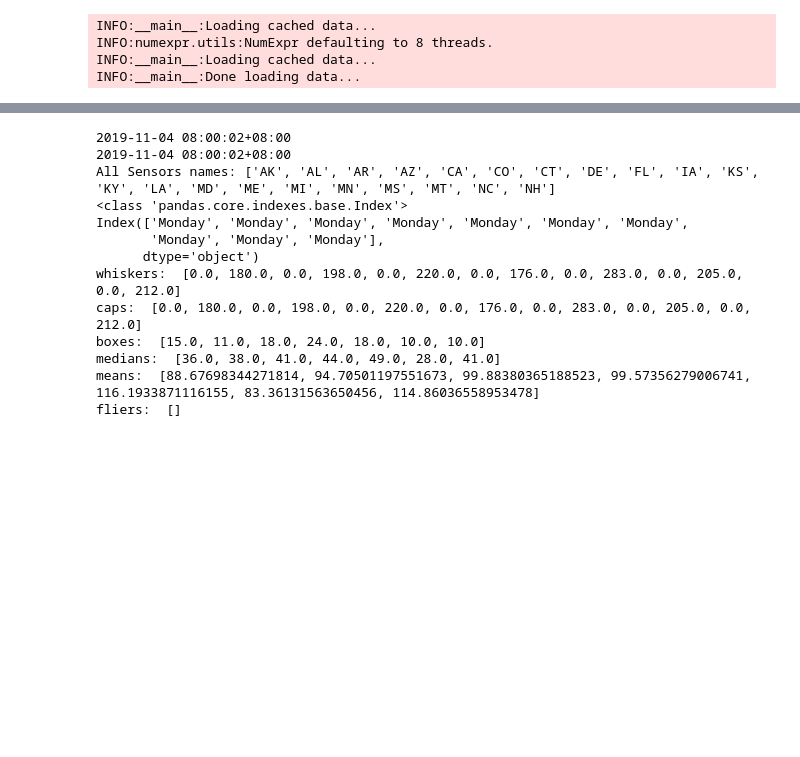
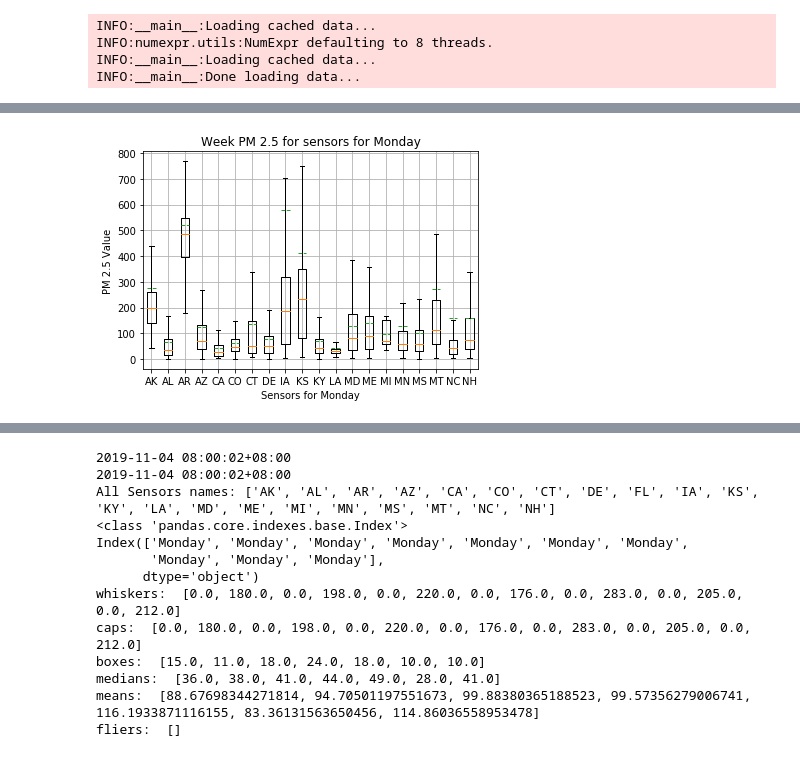
Before and after one commit to ylehilds/analyzing-mongolia-air-quality, a Jupyter notebook: day_vs_night/day_vs_night.ipynb, the cells around one changed output, grey strips where cells are left out. Cells and saved outputs as stored; diff of their text form; code cells hidden in the pictures; blank space fills up the shorter version.

Commit message:
got weekly daily all sensors working for day vs night.

```diff
--- a/day_vs_night/day_vs_night.ipynb
+++ b/day_vs_night/day_vs_night.ipynb
@@ -153,3 +153,85 @@ medians:  [67.0, 78.0, 86.0, 90.0, 81.0, 70.0, 81.0]
 means:  [155.92442182001005, 158.88481403767668, 169.4802347370429, 182.92806347534076, 208.83867942434156, 179.28833430742256, 157.75941854877462]
 fliers:  []
 [figure]
+# %%
+# Day each sensors - This is the working boxplot for hybrid only Mongolia deployed sensors
+# https://stackoverflow.com/questions/22800079/converting-time-zone-pandas-dataframe
+# https://pandas.pydata.org/pandas-docs/version/0.23.4/generated/pandas.DataFrame.between_time.html
+import numpy as np
+from IPython.core.debugger import set_trace
+# https://matplotlib.org/3.1.3/gallery/statistics/boxplot_color.html
+data = gold_data
+print(data.index[1])
+# data = data.tz_convert(None)
+# data.index = data.index.tz_localize('GMT')
+data.index = data.index.tz_convert('Asia/Ulaanbaatar')
+print(data.index[1])
+
+labels = ['AK', 'AL', 'AR', 'AZ', 'CA', 'CO', 'CT', 'DE', 'FL', 'IA', 'KS', 'KY', 'LA', 'MD', 'ME', 'MI', 'MN', 'MS', 'MT', 'NC', 'NH']
+plt.xlabel('Sensors')
+plt.ylabel('PM 2.5 Value')
+plt.title('Week PM 2.5 for sensors')
+plt.grid(True)
+days_of_week = ['Monday', 'Tuesday', 'Wednesday', 'Thursday', 'Friday', 'Saturday', 'Sunday']
+data = data[data.pm2_5 >= 0]
+data = data[data.location_name == 'Mongolia']
+hybrid_modified_gers = ['AK', 'AL', 'AR', 'AZ', 'CA', 'CO', 'CT', 'DE', 'FL', 'IA', 'KS', 'KY', 'LA', 'MD', 'ME', 'MI', 'MN', 'MS', 'MT', 'NC', 'NH']
+data = data[(data.name == hybrid_modified_gers[0]) | (data.name == hybrid_modified_gers[1]) | (data.name == hybrid_modified_gers[2]) | (data.name == hybrid_modified_gers[3]) | (data.name == hybrid_modified_gers[4]) | (data.name == hybrid_modified_gers[5]) | (data.name == hybrid_modified_gers[6]) | (data.name == hybrid_modified_gers[7]) | (data.name == hybrid_modified_gers[8]) | (data.name == hybrid_modified_gers[9]) | (data.name == hybrid_modified_gers[10]) | (data.name == hybrid_modified_gers[11]) | (data.name == hybrid_modified_gers[12]) | (data.name == hybrid_modified_gers[13]) | (data.name == hybrid_modified_gers[14]) | (data.name == hybrid_modified_gers[15]) | (data.name == hybrid_modified_gers[16]) | (data.name == hybrid_modified_gers[17]) | (data.name == hybrid_modified_gers[18]) | (data.name == hybrid_modified_gers[19]) | (data.name == hybrid_modified_gers[20])]
+
+all_sensors_names = []
+for name, sensor_data in data.groupby("name"):
+    all_sensors_names.append(name)
+print("All Sensors names:", all_sensors_names)
+
+day_names = data.index.day_name()
+print(type(day_names))
+print(day_names[:10])
+
+
+# for name, sensor_data in data.groupby("name"):
+for day in days_of_week:
+    plt.xlabel('Sensors for {0}'.format(day))
+    plt.ylabel('PM 2.5 Value')
+    plt.title('Week PM 2.5 for sensors for {0}'.format(day))
+    plt.grid(True)
+    sensors_data = list()
+    sensors_name = list()
+    temp = data[data.index.day_name() == day]
+    # temp = temp.groupby("name")
+    for name, sensor_data in temp.groupby("name"):
+        sensors_name.append(name)
+        sensors_data.append(temp.groupby("name").get_group(name)["pm2_5"].between_time('15:00:00', '01:00:00').to_numpy().tolist())
+
+    results = plt.boxplot(sensors_data, showfliers=False, labels=sensors_name, showmeans=True, meanline=True)
+    print('whiskers: ', [item.get_ydata()[1] for item in results['whiskers']])
+    print('caps: ', [item.get_ydata()[1] for item in results['caps']])
+    print('boxes: ', [item.get_ydata()[1] for item in results['boxes']])
+    print('medians: ', [item.get_ydata()[1] for item in results['medians']])
+    print('means: ', [item.get_ydata()[1] for item in results['means']])
+    print('fliers: ', [item.get_ydata()[1] for item in results['fliers']])
+    plt.show()
+
+# monday = data[(data.index.day_name() == 'Monday')]
+# monday = monday['AK'].between_time('15:00:00', '01:00:00')['pm2_5']
+
+# tuesday = data[data.index.day_name() == 'Tuesday'].between_time('15:00:00', '01:00:00')['pm2_5']
+# wednesday = data[data.index.day_name() == 'Wednesday'].between_time('15:00:00', '01:00:00')['pm2_5']
+# thursday = data[data.index.day_name() == 'Thursday'].between_time('15:00:00', '01:00:00')['pm2_5']
+# friday = data[data.index.day_name() == 'Friday'].between_time('15:00:00', '01:00:00')['pm2_5']
+# saturday = data[data.index.day_name() == 'Saturday'].between_time('15:00:00', '01:00:00')['pm2_5']
+# sunday = data[data.index.day_name() == 'Sunday'].between_time('15:00:00', '01:00:00')['pm2_5']
+# all_days = [monday, tuesday, wednesday, thursday, friday, saturday, sunday]
+
+# results = plt.boxplot(all_days, showfliers=False, labels=labels, showmeans=True, meanline=True)
+# plt.savefig("./weely_hybrid_day_boxplot_pm_2_5/weely_hybrid_day_boxplot_pm_2_5.png", format='png')
+
+# print(results)
+# print('whiskers: ', [item.get_ydata()[1] for item in results['whiskers']])
+# print('caps: ', [item.get_ydata()[1] for item in results['caps']])
+# print('boxes: ', [item.get_ydata()[1] for item in results['boxes']])
+# print('medians: ', [item.get_ydata()[1] for item in results['medians']])
+# print('means: ', [item.get_ydata()[1] for item in results['means']])
+# print('fliers: ', [item.get_ydata()[1] for item in results['fliers']])
+
+data = gold_data
+# %% [output]
@@ -155,0 +251 @@ fliers:  []
+[figure, added]
```
Also changed, not shown: parts of 4 cells of this notebook, 1 other file.
